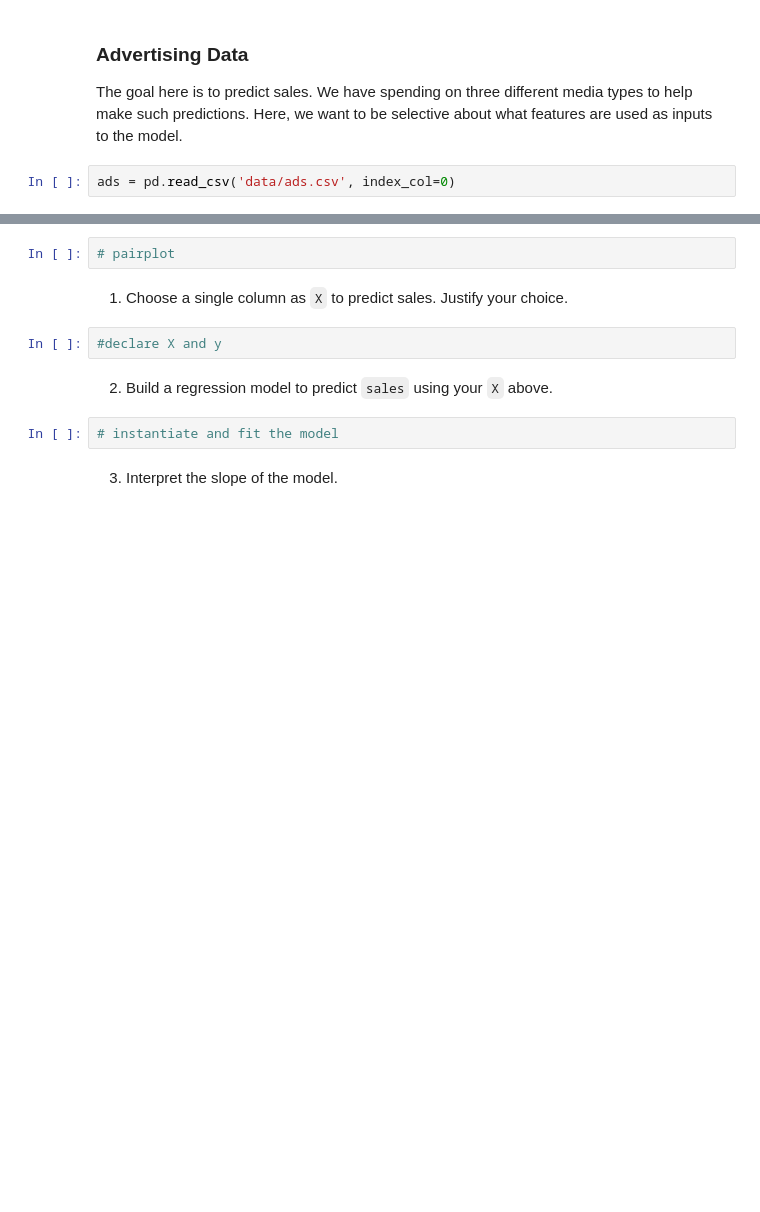
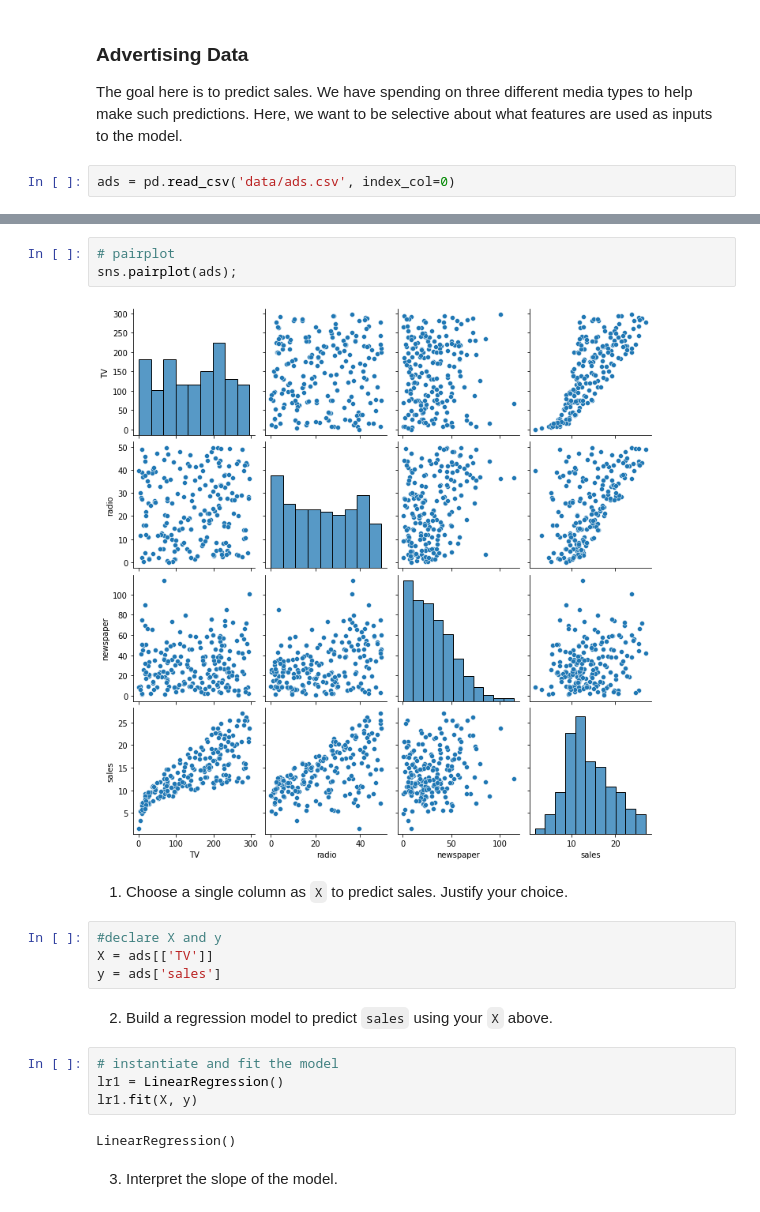
Before and after one commit to gilad247/NYU-Bootcamp, a Jupyter notebook: notebooks/module_2/2.03_linear_regression_II/practice_regression.ipynb, the cells around one changed output, grey strips where cells are left out. Saved outputs shown, nothing was run; the diff lists cells and outputs as text; blank space fills up the shorter version.

Commit message:
after regression II

```diff
--- a/notebooks/module_2/2.03_linear_regression_II/practice_regression.ipynb
+++ b/notebooks/module_2/2.03_linear_regression_II/practice_regression.ipynb
@@ -30,13 +43,22 @@ ads.head()
 # %%
 # pairplot
+sns.pairplot(ads);
+# %% [output]
+[figure, added]
 # %% [markdown]
 1. Choose a single column as `X` to predict sales.  Justify your choice.
 # %%
 #declare X and y
+X = ads[['TV']]
+y = ads['sales']
 # %% [markdown]
 2. Build a regression model to predict `sales` using your `X` above.
 # %%
 # instantiate and fit the model
+lr1 = LinearRegression()
+lr1.fit(X, y)
+# %% [output]
+LinearRegression()
 # %% [markdown]
 3. Interpret the slope of the model.
 # %%
```
Also changed, not shown: parts of 40 cells of this notebook, 2 other files.
